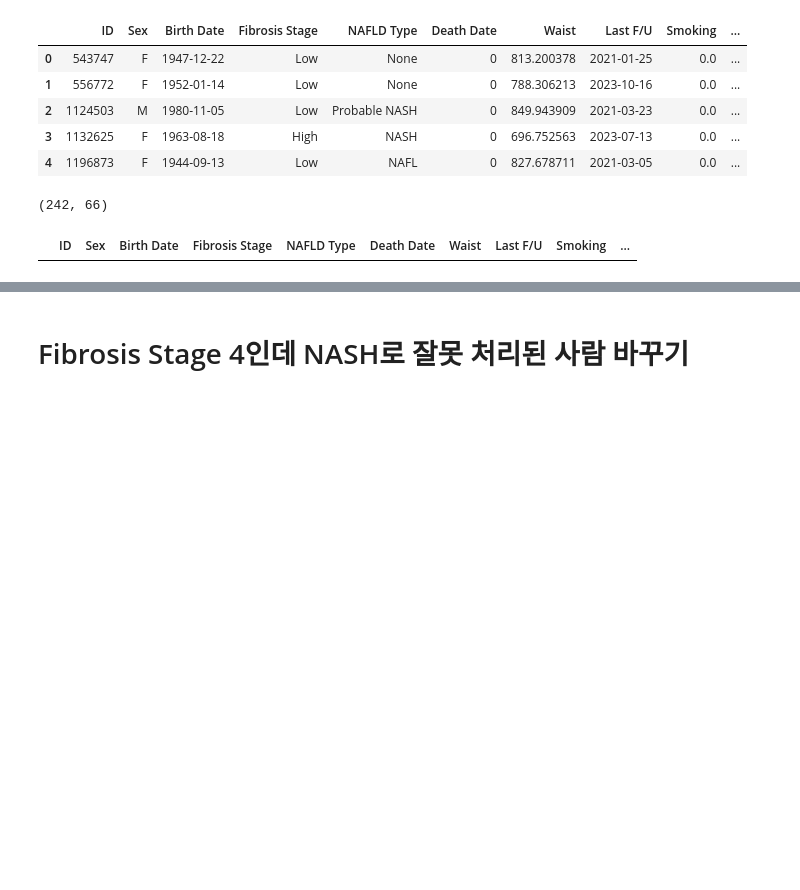
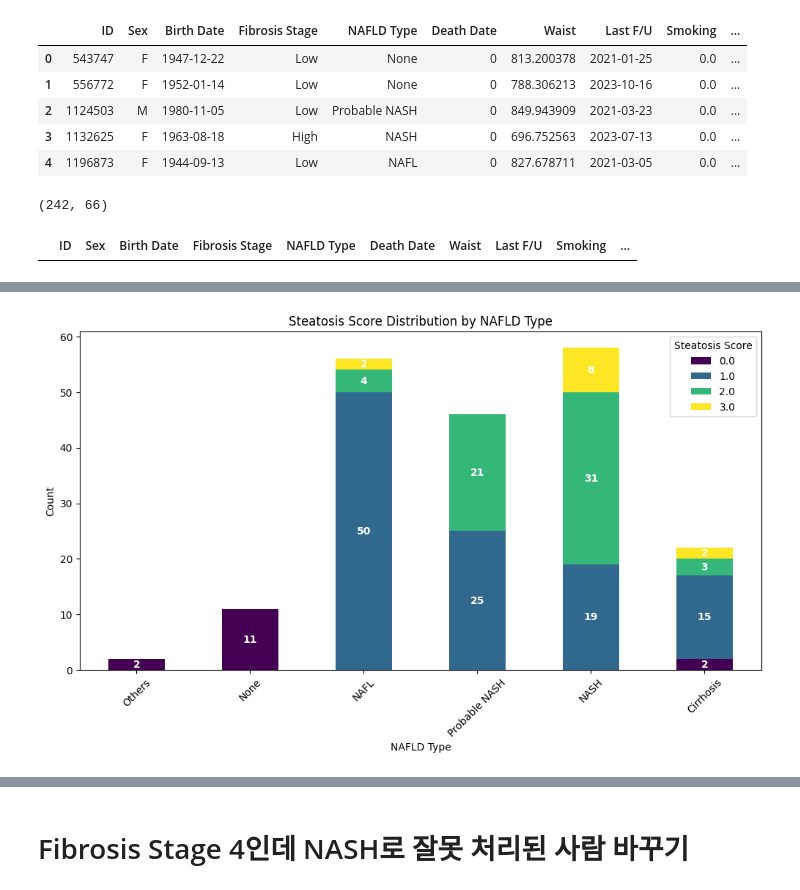
Before and after one commit to skhyun15/data, a Jupyter notebook: KDH/Data Preprocessing 1.ipynb, the cells around one changed output, grey strips where cells are left out. Drawn from its saved outputs; the diff is of its cells as text; code cells hidden in the pictures; blank space fills up the shorter version.

```diff
--- a/KDH/Data Preprocessing 1.ipynb
+++ b/KDH/Data Preprocessing 1.ipynb
@@ -370,3 +444,46 @@ no_cancer_df[no_cancer_df["NAFLD Type"].isnull()]
+# %%
+# 필요한 라이브러리 임포트
+import pandas as pd
+import matplotlib.pyplot as plt
+
+# NAFLD Type의 순서를 원하는 대로 지정
+nafld_order = ["Others", "None", "NAFL", "Probable NASH", "NASH", "Cirrhosis"]
+no_cancer_df["NAFLD Type"] = pd.Categorical(
+    no_cancer_df["NAFLD Type"], categories=nafld_order, ordered=True
+)
+
+# Steatosis Score별 개수 계산
+steatosis_counts = (
+    no_cancer_df.groupby(["NAFLD Type", "Steatosis Score"]).size().unstack()
+)
+
+# 스택드 바 차트 생성
+fig, ax = plt.subplots(figsize=(12, 6))
+steatosis_counts.plot(kind="bar", stacked=True, colormap="viridis", ax=ax)
+
+# 값 표시 (0이 아닌 값만 표시)
+for container in ax.containers:
+    labels = [int(v) if v > 0 else "" for v in container.datavalues]  # 0이면 빈 문자열
+    ax.bar_label(
+        container,
+        labels=labels,
+        label_type="center",
+        fontsize=10,
+        color="white",
+        fontweight="bold",
+    )
+
+# 그래프 스타일 조정
+plt.xlabel("NAFLD Type")
+plt.ylabel("Count")
+plt.title("Steatosis Score Distribution by NAFLD Type")
+plt.xticks(rotation=45)
+plt.legend(title="Steatosis Score")
+
+# 그래프 표시
+plt.show()
+# %% [output]
+[figure, added]
 # %%
 # Count rows with NaN values for each column
 na_counts = no_cancer_df.isna().sum()
```
Also changed, not shown: parts of 20 cells of this notebook, 6 other files.
